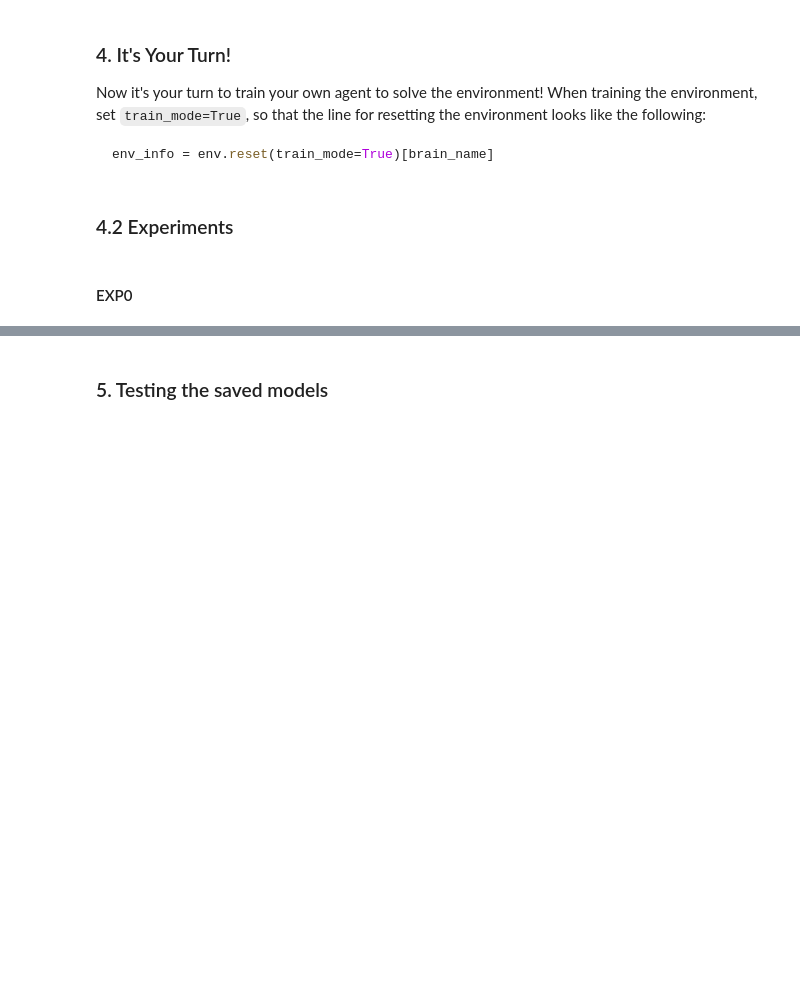
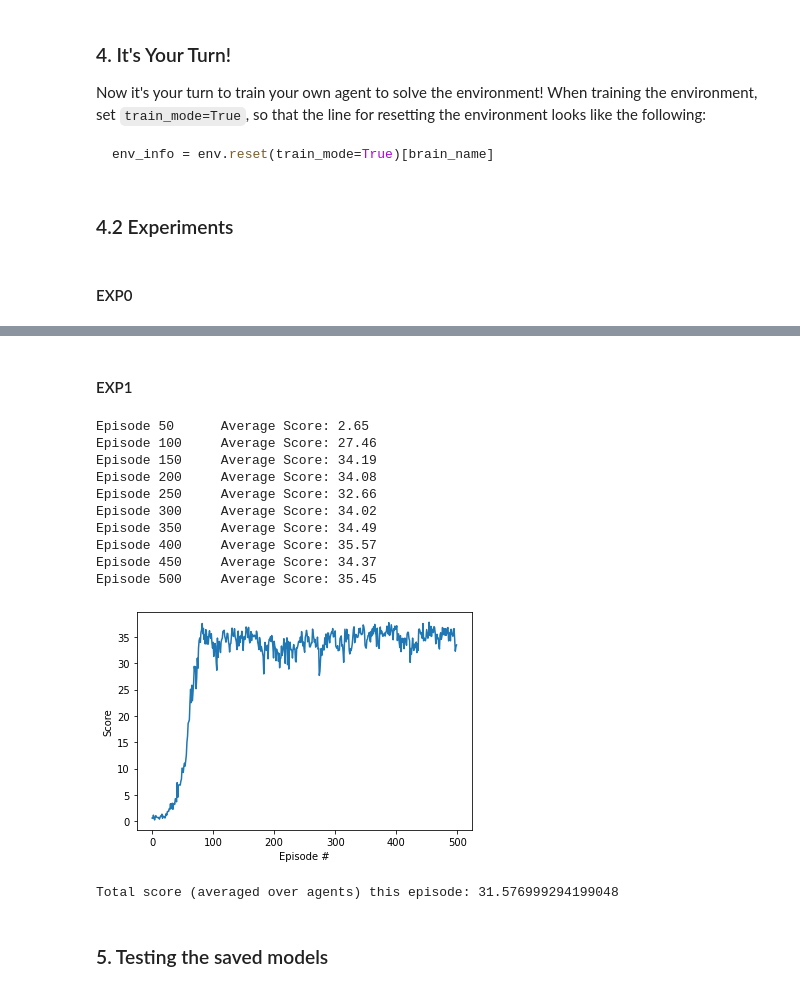
Before and after one commit to guzjdr/p2_continuous_control_DeepRLND, a Jupyter notebook: Continuous_Control.ipynb, the cells around one changed output, grey strips where cells are left out. Drawn from its saved outputs; the diff is of its cells as text; code cells hidden in the pictures; blank space fills up the shorter version.

Commit message:
EXP1:TD3 Mutli Agent training and eval

```diff
--- a/Continuous_Control.ipynb
+++ b/Continuous_Control.ipynb
@@ -152,7 +152,7 @@ def get_env_info(enviroment):
     #pdb.set_trace()
     return states, rewards, dones
 # %%
-def train_agentTD3(agent, exp_name='EXP0',n_episodes=300, print_every=50, max_t=1000):
+def train_agentTD3(agent, exp_name='EXP0',n_episodes=500, print_every=50, max_t=1000):
     """ Training the TD3 Agent """
     scores_per_periode = []
     scores_window = deque(maxlen=print_every)
@@ -236,15 +224,57 @@ print(scores)
+# %% [markdown]
+#### EXP1
 # %%
-scores = train_agentTD3(agentTD3,exp_name='EXP2')
+scores = train_agentTD3(agentTD3,exp_name='EXP1')
 
 # plot the scores
 #View Scores
 fig = plt.figure()
 
 ax = fig.add_subplot(111)
 plt.plot(np.arange(len(scores)), scores)
 plt.ylabel('Score')
 plt.xlabel('Episode #')
 plt.show()
+# %% [output]
+Episode 50      Average Score: 2.65
+Episode 100     Average Score: 27.46
+Episode 150     Average Score: 34.19
+Episode 200     Average Score: 34.08
+Episode 250     Average Score: 32.66
+Episode 300     Average Score: 34.02
+Episode 350     Average Score: 34.49
+Episode 400     Average Score: 35.57
+Episode 450     Average Score: 34.37
+Episode 500     Average Score: 35.45
+[figure, added]
+# %%
+from agent import AgentTD3
+
+#Instatiate a new TD3 Agent Class Object
+agentTD3_eval = AgentTD3(state_size=33, action_size=4, seed=0)
+
+agentTD3_eval.actor_local.load_state_dict(torch.load('./saved_models/EXP1/checkpoint_actor_500_EXP1.pth'))
+agentTD3_eval.critic_local.load_state_dict(torch.load('./saved_models/EXP1/checkpoint_critic_500_EXP1.pth'))
+
+
+env_info = env.reset(train_mode=False)[brain_name]     # reset the environment
+states = env_info.vector_observations                 # get the current state (for each agent)
+scores = np.zeros(num_agents)                          # initialize the score (for each agent)
+while True:
+    actions = agentTD3_eval.act(states) # select an action (for each agent)
+    #print(type(actions))
+    env_info = env.step(actions)[brain_name]           # send all actions to tne environment
+    #pdb.set_trace()
+    next_states = env_info.vector_observations        # get next state (for each agent)
+    rewards = env_info.rewards                         # get reward (for each agent)
+    dones = env_info.local_done                        # see if episode finished
+    scores += env_info.rewards                         # update the score (for each agent)
+    states = next_states                               # roll over states to next time step
+    if np.any(dones):                                  # exit loop if episode finished
+        break
+print('Total score (averaged over agents) this episode: {}'.format(np.mean(scores)))
+# %% [output]
+Total score (averaged over agents) this episode: 31.576999294199048
 # %%
 scores = train_agentTD3(agentTD3,exp_name='EXP3')
 
```
Also changed, not shown: parts of 3 cells of this notebook, 2 other files.
